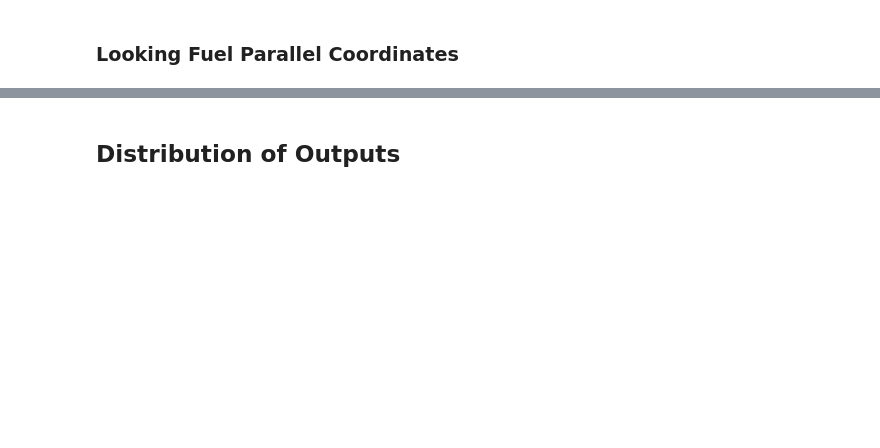
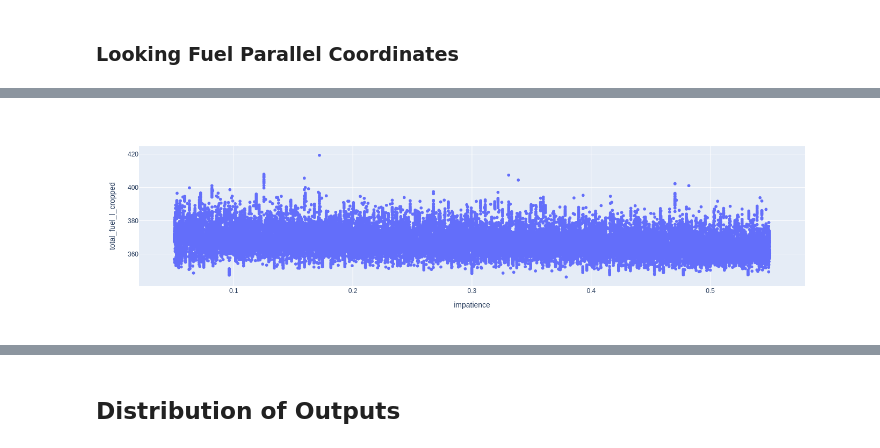
Before and after one commit to UnivOfAlabama-BittleResearchGroup/sa-traffic-sim, a Jupyter notebook: notebooks/SA1/SA1.ipynb, the cells around one changed output, grey strips where cells are left out. Saved outputs shown, nothing was run; the diff lists cells and outputs as text; code cells hidden in the pictures; blank space fills up the shorter version.

```diff
--- a/notebooks/SA1/SA1.ipynb
+++ b/notebooks/SA1/SA1.ipynb
@@ -502,3 +312,19 @@ results_df.filter(
+# %%
+import plotly.express as px
+import plotly.graph_objects as go
+
+
+# scatter plot decel vs. total fuel consumption
+fig = px.scatter(
+    results_df,  # .filter((pl.col("speedFactor") - 1.15).abs() < 0.05),
+    x="impatience",
+    y="total_fuel_l_cropped",
+)
+
+
+plotly_2_image(fig, width=1400, height=400, scale=1)
+# %% [output]
+[figure, added]
 # %%
 import plotly.express as px
 import plotly.graph_objects as go
```
Also changed, not shown: parts of 65 cells of this notebook, 7 other files.
